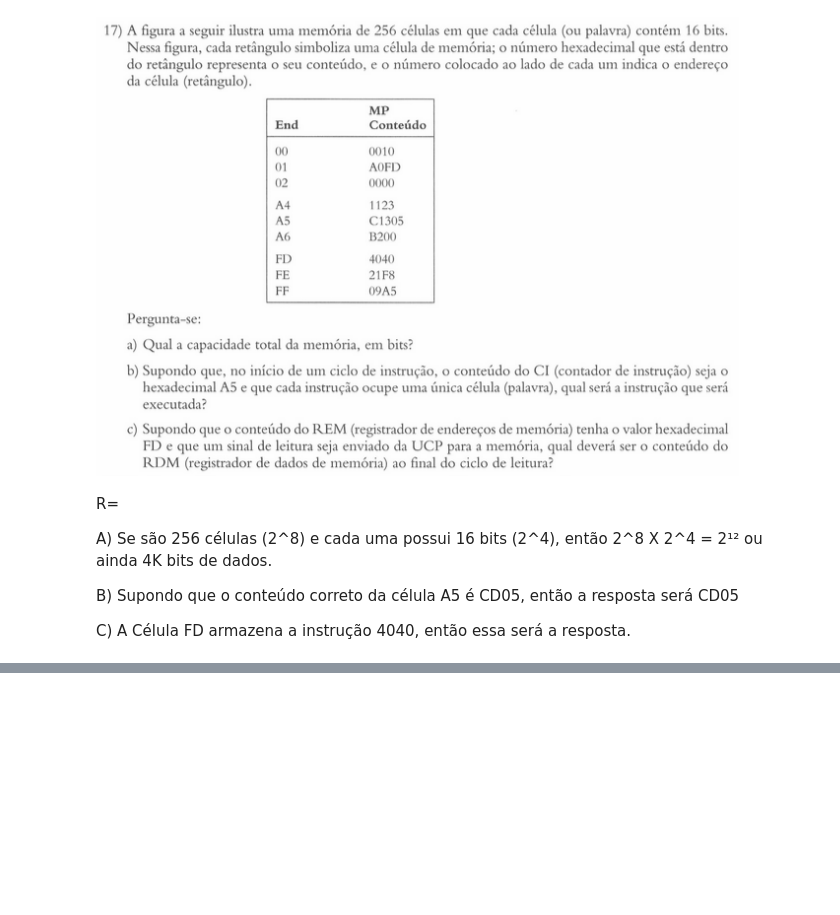
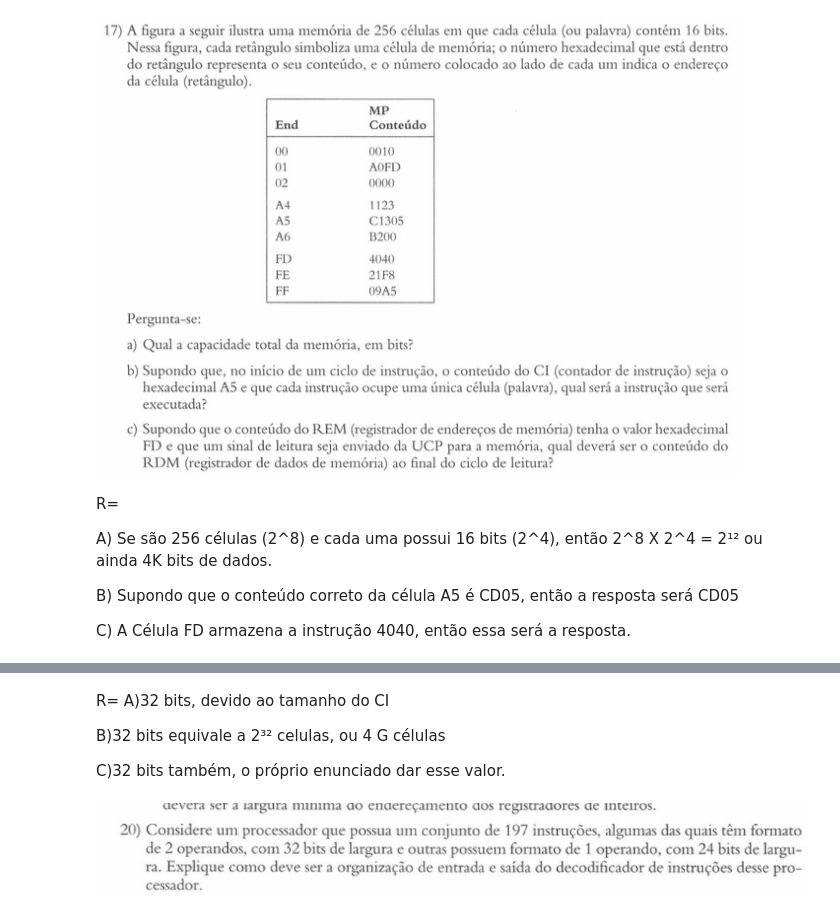
Before and after one commit to DavidGBUF/Atividade-Processadores, a Jupyter notebook: Exercicios Processador.ipynb, the cells around one changed output, grey strips where cells are left out. Saved outputs shown, nothing was run; the diff lists cells and outputs as text; code cells hidden in the pictures; blank space fills up the shorter version.

```diff
--- a/Exercicios Processador.ipynb
+++ b/Exercicios Processador.ipynb
@@ -132,0 +145,11 @@ C) A Célula FD armazena a instrução 4040, então essa será a resposta.
+# %% [markdown]
+R=
+A)32 bits, devido ao tamanho do CI
+
+B)32 bits equivale a 2³² celulas, ou 4 G células
+
+C)32 bits também, o próprio enunciado dar esse valor.
+# %%
+Image(filename='Q20.png')
+# %% [output]
+[figure, added]
```
Also changed, not shown: parts of 6 cells of this notebook.
